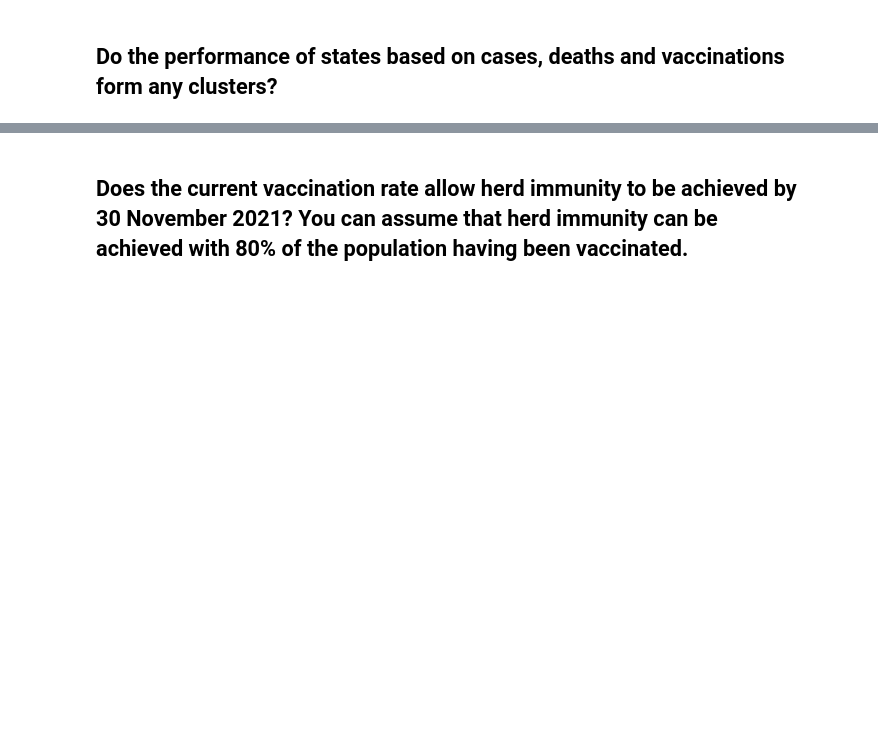
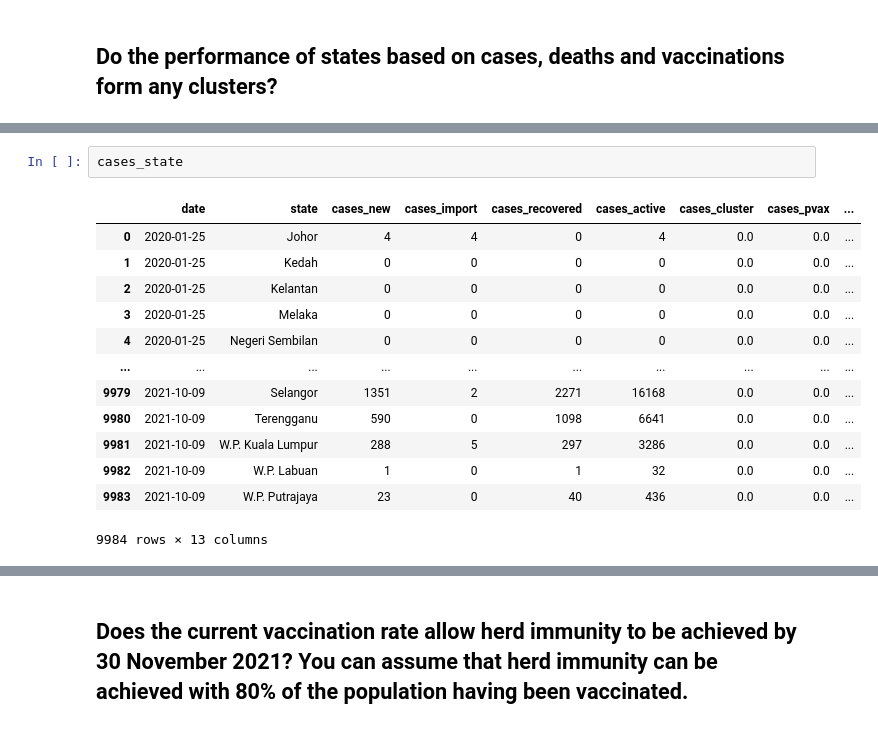
Before and after one commit to sidharrth2002/covid-streamlit-2, a Jupyter notebook: exploration.ipynb, the cells around one changed output, grey strips where cells are left out. Drawn from its saved outputs; the diff is of its cells as text; blank space fills up the shorter version.

```diff
--- a/exploration.ipynb
+++ b/exploration.ipynb
@@ -1014,0 +1013,16 @@ plt.scatter(centroids[:, 0], centroids[:, 1], c='red', s=100)
+# %%
+cases_state
+# %% [output]
+|  | date | state | cases_new | cases_import | cases_recovered | cases_active | cases_cluster | cases_pvax | ... |
+| 0 | 2020-01-25 | Johor | 4 | 4 | 0 | 4 | 0.0 | 0.0 | ... |
+| 1 | 2020-01-25 | Kedah | 0 | 0 | 0 | 0 | 0.0 | 0.0 | ... |
+| 2 | 2020-01-25 | Kelantan | 0 | 0 | 0 | 0 | 0.0 | 0.0 | ... |
+| 3 | 2020-01-25 | Melaka | 0 | 0 | 0 | 0 | 0.0 | 0.0 | ... |
+| 4 | 2020-01-25 | Negeri Sembilan | 0 | 0 | 0 | 0 | 0.0 | 0.0 | ... |
+| ... | ... | ... | ... | ... | ... | ... | ... | ... | ... |
+| 9979 | 2021-10-09 | Selangor | 1351 | 2 | 2271 | 16168 | 0.0 | 0.0 | ... |
+| 9980 | 2021-10-09 | Terengganu | 590 | 0 | 1098 | 6641 | 0.0 | 0.0 | ... |
+| 9981 | 2021-10-09 | W.P. Kuala Lumpur | 288 | 5 | 297 | 3286 | 0.0 | 0.0 | ... |
+| 9982 | 2021-10-09 | W.P. Labuan | 1 | 0 | 1 | 32 | 0.0 | 0.0 | ... |
+| 9983 | 2021-10-09 | W.P. Putrajaya | 23 | 0 | 40 | 436 | 0.0 | 0.0 | ... |
+9984 rows × 13 columns
```
Also changed, not shown: parts of 4 cells of this notebook.
